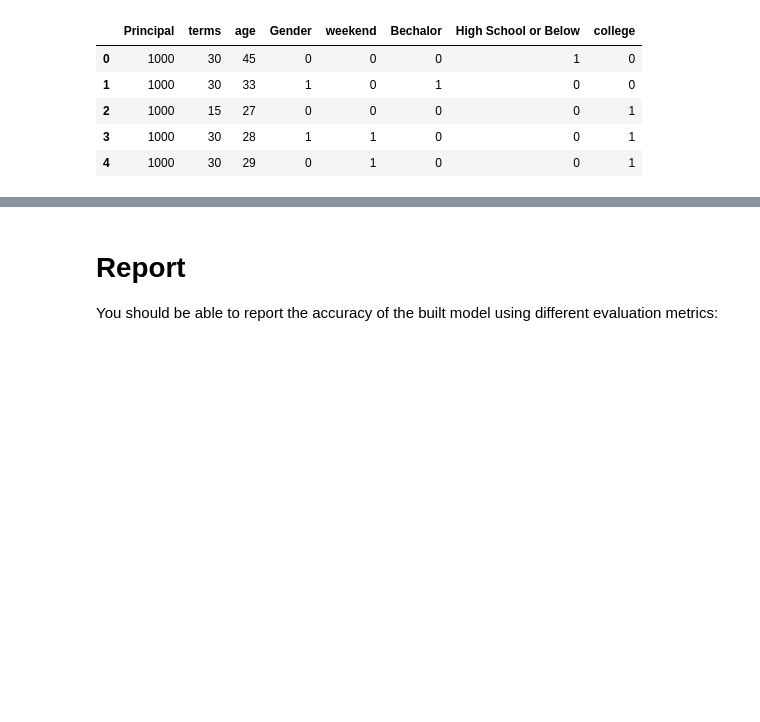
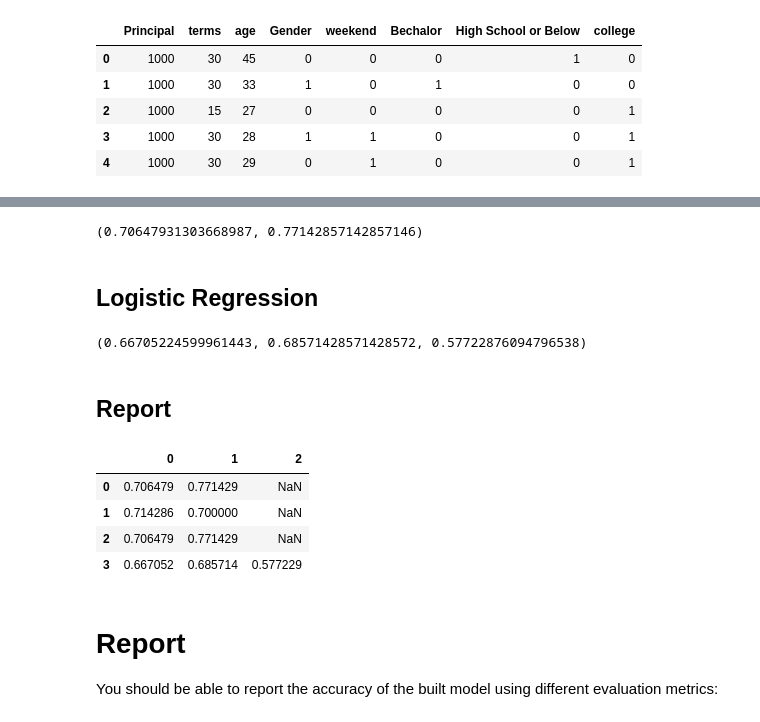
Before and after one commit to lsprandel/Coursera_Projects, a Jupyter notebook: FinalProject_MachineLearning.ipynb, the cells around one changed output, grey strips where cells are left out. Cells and saved outputs as stored; diff of their text form; code cells hidden in the pictures; blank space fills up the shorter version.

```diff
--- a/FinalProject_MachineLearning.ipynb
+++ b/FinalProject_MachineLearning.ipynb
@@ -628,3 +677,37 @@ y.shape
+# %%
+clf = svm.SVC(kernel='poly', degree=3)
+clf.fit(X_train, y_train)
+yhat = clf.predict(X_test)
+# %%
+SVM_Eval_F1 = metrics.f1_score(y_test, yhat, average='weighted')
+SVM_Eval_Jac = metrics.jaccard_similarity_score(y_test, yhat)
+SVM_Eval_F1,SVM_Eval_Jac
+# %% [output]
+(0.70647931303668987, 0.77142857142857146)
+# %% [markdown]
+## Logistic Regression
+# %%
+LR = LogisticRegression(C=0.01, solver='liblinear').fit(X_train,y_train)
+yhat = LR.predict(X_test)
+yhat_prob = LR.predict_proba(X_test)
+# %%
+LR_Eval_F1 = metrics.f1_score(y_test, yhat, average='weighted')
+LR_Eval_Jac = metrics.jaccard_similarity_score(y_test, yhat)
+LR_Eval_LogL= metrics.log_loss(y_test, yhat_prob)
+LR_Eval_F1,LR_Eval_Jac, LR_Eval_LogL
+# %% [output]
+(0.66705224599961443, 0.68571428571428572, 0.57722876094796538)
+# %% [markdown]
+## Report
+# %%
+df_Report = pd.DataFrame([[KNN_Eval_F1,KNN_Eval_Jac],[DT_Eval_F1,DT_Eval_Jac],[SVM_Eval_F1,SVM_Eval_Jac],[LR_Eval_F1,LR_Eval_Jac, LR_Eval_LogL]])
+df_Report
+# %% [output]
+|  | 0 | 1 | 2 |
+| 0 | 0.706479 | 0.771429 | NaN |
+| 1 | 0.714286 | 0.700000 | NaN |
+| 2 | 0.706479 | 0.771429 | NaN |
+| 3 | 0.667052 | 0.685714 | 0.577229 |
 # %% [markdown]
 # Report
 You should be able to report the accuracy of the built model using different evaluation metrics:
```
Also changed, not shown: parts of 14 cells of this notebook.
